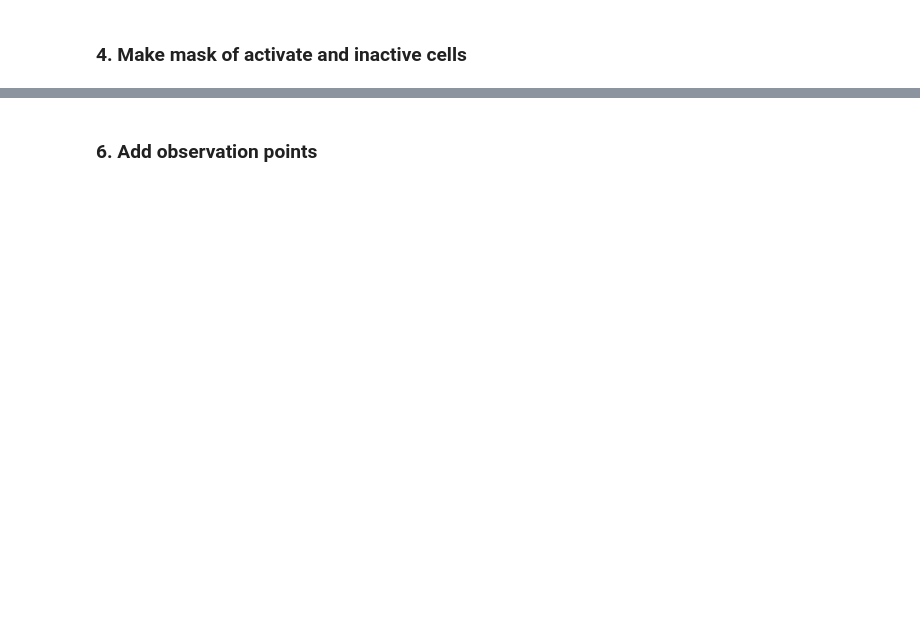
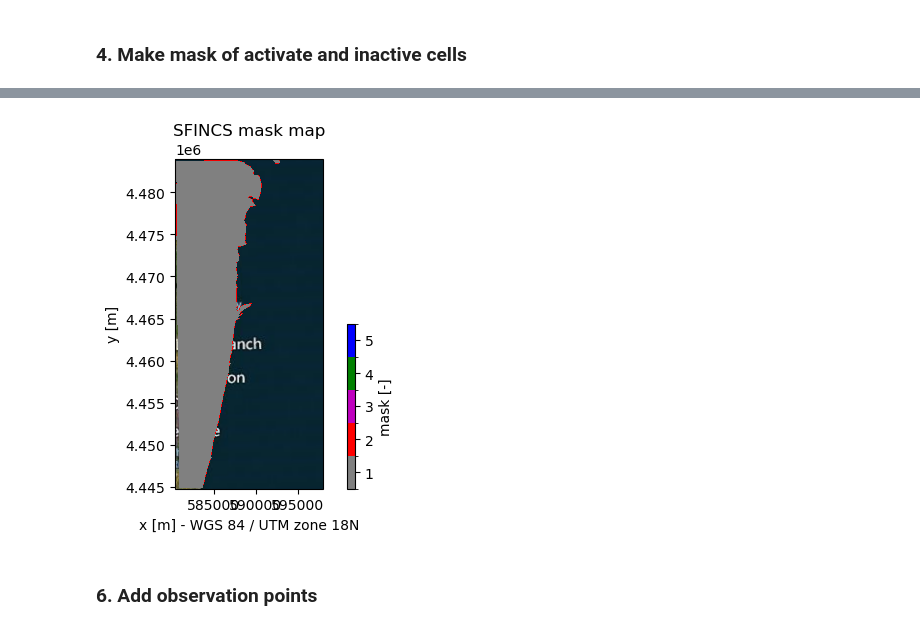
Before and after one commit to tyfolino/nj_sandy_sfincs, a Jupyter notebook: notebooks/sfincs-asbury-sandy.ipynb, the cells around one changed output, grey strips where cells are left out. Cells and saved outputs as stored; diff of their text form; code cells hidden in the pictures; blank space fills up the shorter version.

```diff
--- a/notebooks/sfincs-asbury-sandy.ipynb
+++ b/notebooks/sfincs-asbury-sandy.ipynb
@@ -145,0 +166,15 @@ _ = sf.plot_basemap(
+# %%
+# Add outflow cells (mask=3) on the lateral/inland edges of the active mask.
+# zmin/zmax restricts to channels/back-bay cells; high dune cells stay as
+# regular interior land (no outflow needed). reset_bounds=False preserves
+# the offshore water-level boundary set above.
+sf.mask.create_boundary(btype="outflow", zmin=-1, zmax=2, reset_bounds=False)
+
+_ = sf.plot_basemap(
+    variable="mask",
+    plot_region=False,
+    plot_bounds=False,
+    bmap="sat",
+    zoomlevel=10,
+)
+# %% [output]
@@ -146,3 +182,4 @@ _ = sf.plot_basemap(
+[figure, added]
 # %% [markdown]
 ### 6. Add observation points
 # %%
```
Also changed, not shown: parts of 40 cells of this notebook, 4 other files.
